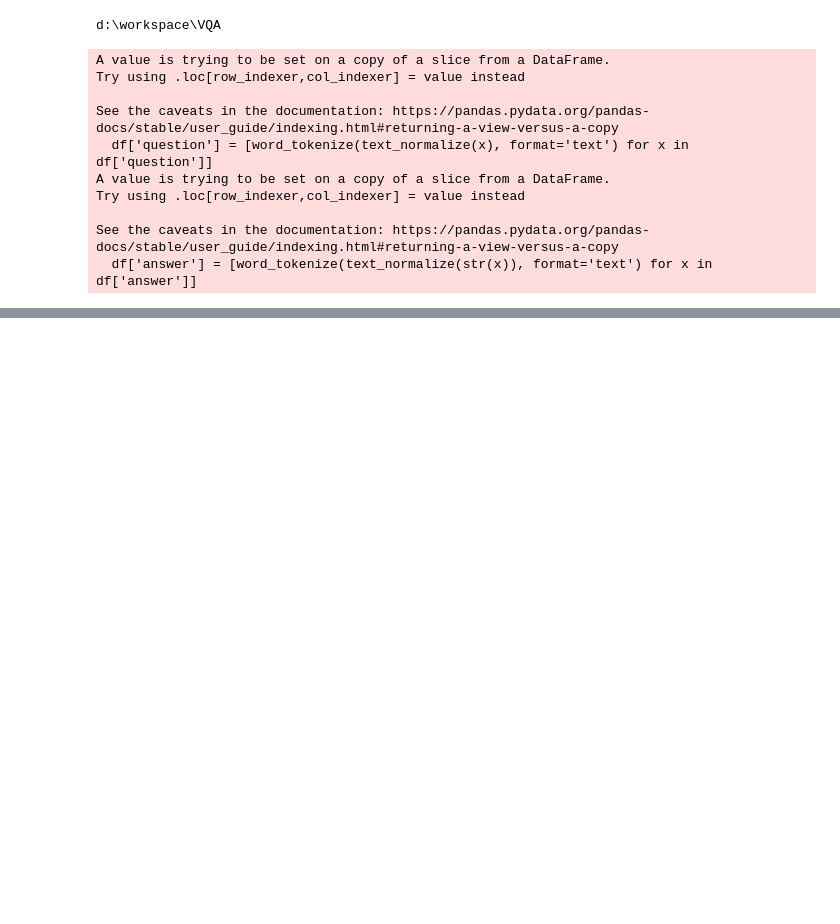
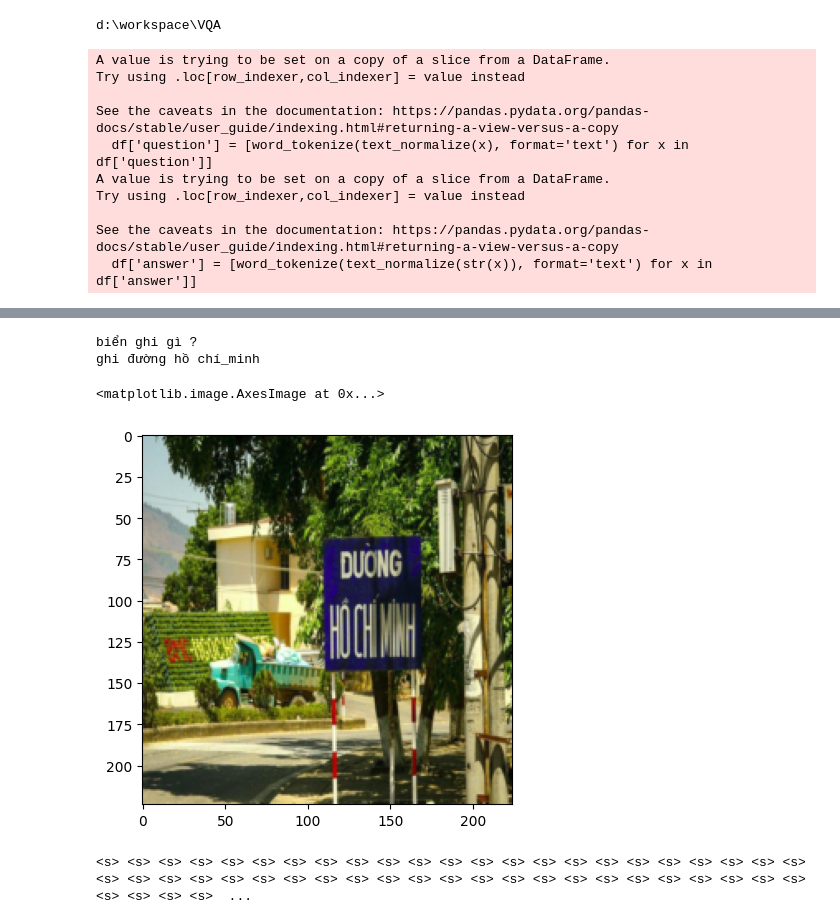
Before and after one commit to PhamTrinhDuc/Visual-Question-Answering, a Jupyter notebook: notebooks/test.ipynb, the cells around one changed output, grey strips where cells are left out. Drawn from its saved outputs; the diff is of its cells as text; code cells hidden in the pictures; blank space fills up the shorter version.

```diff
--- a/notebooks/test.ipynb
+++ b/notebooks/test.ipynb
@@ -121,0 +38,18 @@ print(ans_decode)
+# %%
+data = train_dataset[0]
+image = data["image"]
+question = data["question"]
+answer = data['answer']
+
+model = VQAModel(text_model=config.text_model, image_model=config.image_model)
+processor = VQAProcessor()
+out_process = processor(image, question)
+
+pixel_values = out_process["pixel_values"]
+input_ids = out_process["input_ids"]
+attention_mask = out_process["attention_mask"]
+
+# output = model(pixel_values=pixel_values, input_ids=input_ids, attention_mask=attention_mask)
+
+output = model.generate(images=image, questions=question, max_length=64, processor=processor)
+print(output)
@@ -121,0 +75,15 @@ print(ans_decode)
+# %%
+import matplotlib.pyplot as plt
+print(question)
+print(answer)
+plt.imshow(image.permute(1, 2, 0))
+# %% [output]
+biển ghi gì ?
+ghi đường hồ chí_minh
+<matplotlib.image.AxesImage at 0x...>
+[figure, added]
+# %%
+predicted_answer = processor.tokenizer.decode(output)
+print(predicted_answer)
+# %% [output]
+<s> <s> <s> <s> <s> <s> <s> <s> <s> <s> <s> <s> <s> <s> <s> <s> <s> <s> <s> <s> <s> <s> <s> <s> <s> <s> <s> <s> <s> <s> <s> <s> <s> <s> <s> <s> <s> <s> <s> <s> <s> <s> <s> <s> <s> <s> <s> <s> <s> <s>  ...
```
Also changed, not shown: parts of 6 cells of this notebook, 2 other files.
